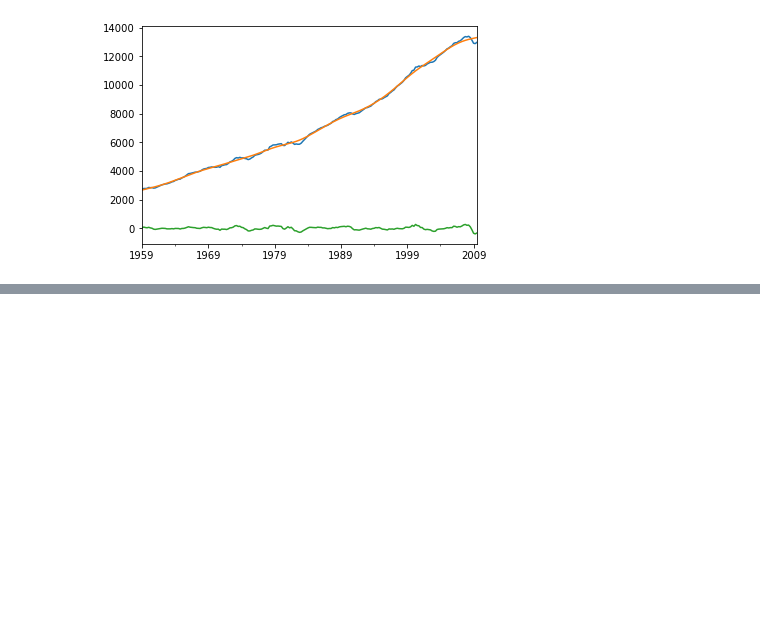
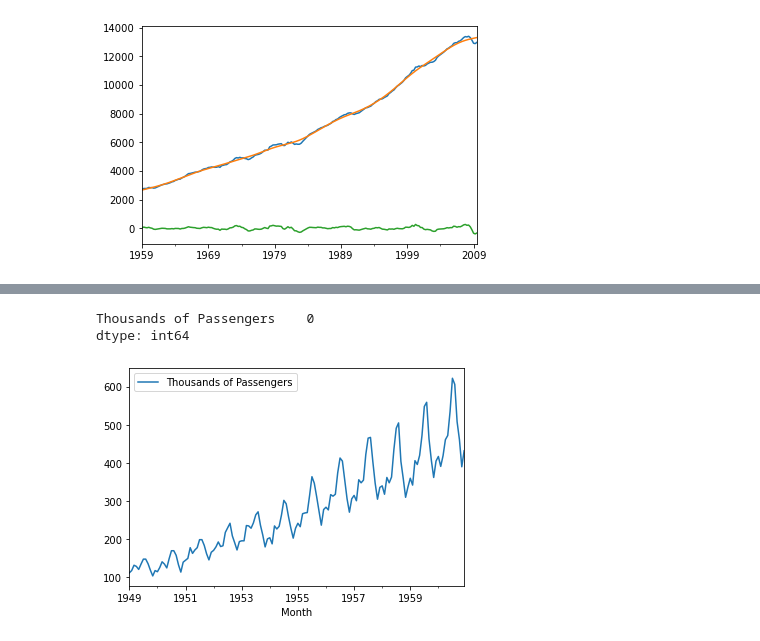
Before and after one commit to B2BDA/TIme_Series_SARIMA_Sales, a Jupyter notebook: Time_Series_Forecasting_Python.ipynb, the cells around one changed output, grey strips where cells are left out. Drawn from its saved outputs; the diff is of its cells as text; code cells hidden in the pictures; blank space fills up the shorter version.

```diff
--- a/Time_Series_Forecasting_Python.ipynb
+++ b/Time_Series_Forecasting_Python.ipynb
@@ -571,0 +574,2 @@ gdp_cyc.plot()
+# %%
+df= pd.read_csv(r"E:\Course\Python for Time Series Data Analysis\01. Introduction\UDEMY_TSA_FINAL\Data\airline_passengers.csv", parse_dates=['Month'], index_col=['Month'])
@@ -571,0 +593,9 @@ gdp_cyc.plot()
+# %%
+df.isna().sum()
+# %% [output]
+Thousands of Passengers    0
+dtype: int64
+# %%
+df.plot();
+# %% [output]
+[figure, added]
```
Also changed, not shown: parts of 17 cells of this notebook.
